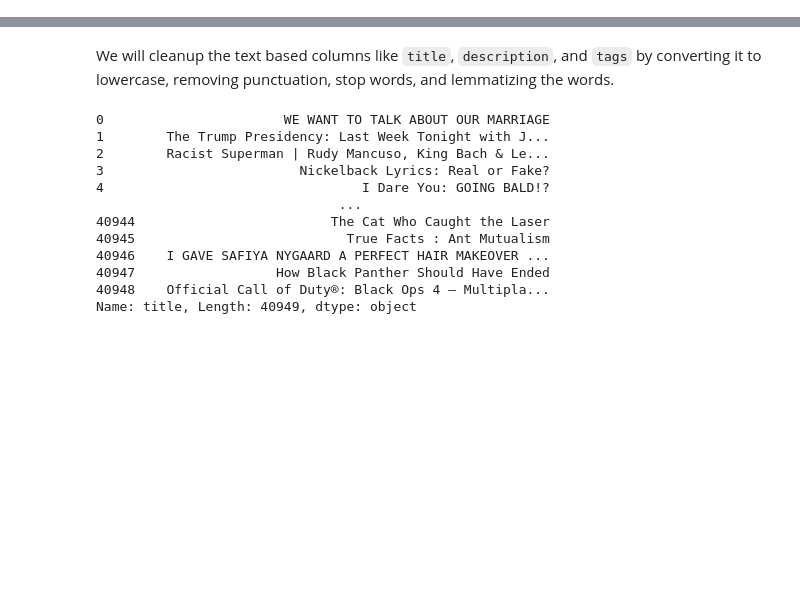
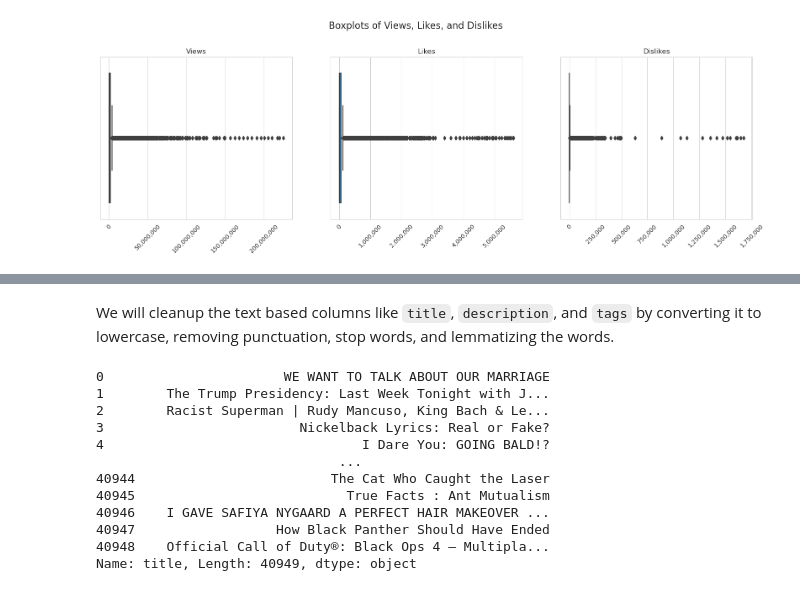
Before and after one commit to sjmfirestone/comp-4448-final-project, a Jupyter notebook: video-popularity.ipynb, the cells around one changed output, grey strips where cells are left out. Saved outputs shown, nothing was run; the diff lists cells and outputs as text; code cells hidden in the pictures; blank space fills up the shorter version.

```diff
--- a/video-popularity.ipynb
+++ b/video-popularity.ipynb
@@ -147,8 +56,0 @@ df.head()
-# %%
-# create an engagement score column based on the views, likes, dislikes
-# the sum of `likes` and `dislikes` divided by the `view` count
-
-df['engagement_score_scaled'] = (df['likes_scaled'] + df['dislikes_scaled']) / df['views_scaled']
-df['engagement_score'] = (df['likes'] + df['dislikes']) / df['views']
-
-df.head()
@@ -227,5 +56,0 @@ Create binary `popular` column based on the threshold (0 = not popular, 1 = popu
-# %%
-# is popular 0 or 1
-df['is_popular'] = df['engagement_score'].apply(lambda x: 1 if x >= popularity_threshold else 0)
-
-df.head()
@@ -238,0 +113,28 @@ df.head()
+# %%
+# create boxplots for `views` `likes` `dislikes`
+figure, axes = plt.subplots(1, 3, figsize=(20, 5))
+
+# views
+sns.boxplot(ax=axes[0], data=df, x='views')
+axes[0].set_title('Views')
+
+# likes
+sns.boxplot(ax=axes[1], data=df, x='likes')
+axes[1].set_title('Likes')
+
+# dislikes
+sns.boxplot(ax=axes[2], data=df, x='dislikes')
+axes[2].set_title('Dislikes')
+
+for ax in axes:
+    ax.ticklabel_format(style='plain', axis='x') # remove scientific notation
+    ax.set_xticklabels(ax.get_xticklabels(), rotation=45) # rotate x-axis labels
+    ax.xaxis.set_major_formatter(ticker.FuncFormatter(lambda x, pos: format(int(x), ','))) # add commas to x-axis
+    ax.set_xlabel('') # remove x-axis label
+
+
+figure.suptitle('Boxplots of Views, Likes, and Dislikes', y=1.05, fontsize=16)
+
+plt.show()
+# %% [output]
+[figure, added]
```
Also changed, not shown: parts of 61 cells of this notebook.
